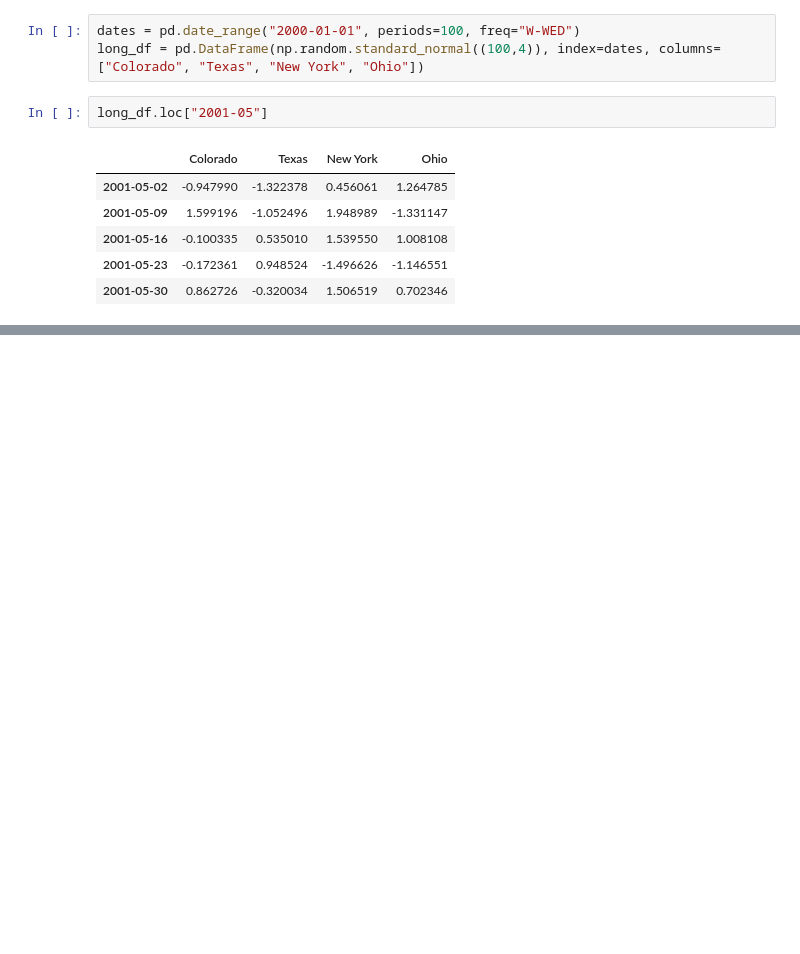
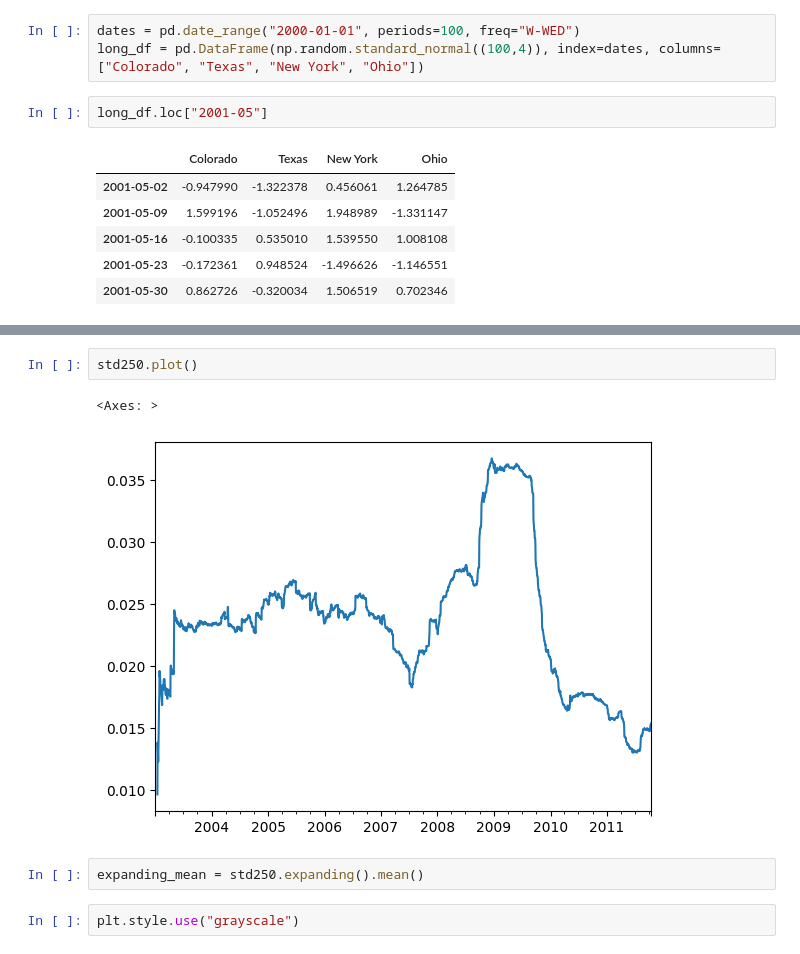
Before and after one commit to dynamicmemory/programming-books, a Jupyter notebook: data-analysis-in-python/Untitled.ipynb, the cells around one changed output, grey strips where cells are left out. Cells and saved outputs as stored; diff of their text form; blank space fills up the shorter version.

```diff
--- a/data-analysis-in-python/Untitled.ipynb
+++ b/data-analysis-in-python/Untitled.ipynb
@@ -151,0 +609,9 @@ long_df.loc["2001-05"]
+# %%
+std250.plot()
+# %% [output]
+<Axes: >
+[figure, added]
+# %%
+expanding_mean = std250.expanding().mean()
+# %%
+plt.style.use("grayscale")
```
Also changed, not shown: parts of 74 cells of this notebook.
